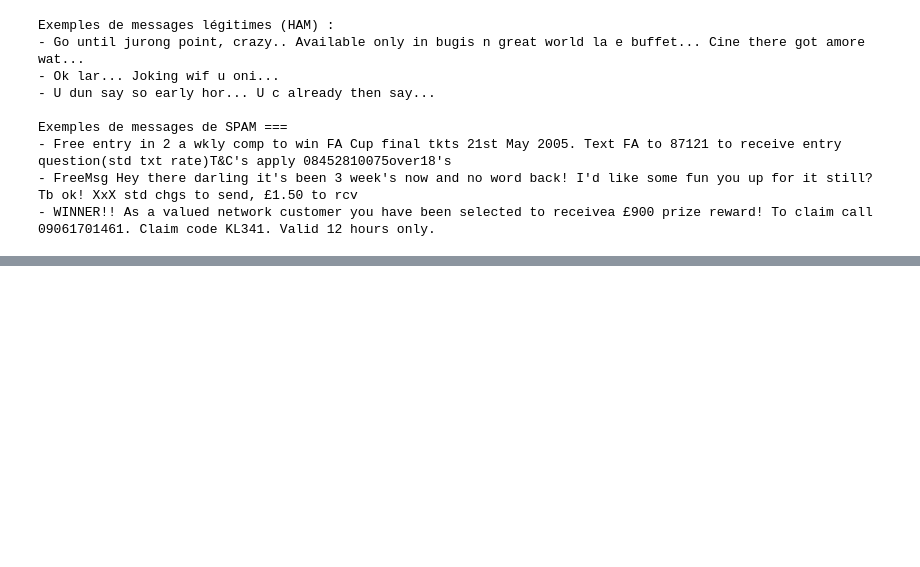
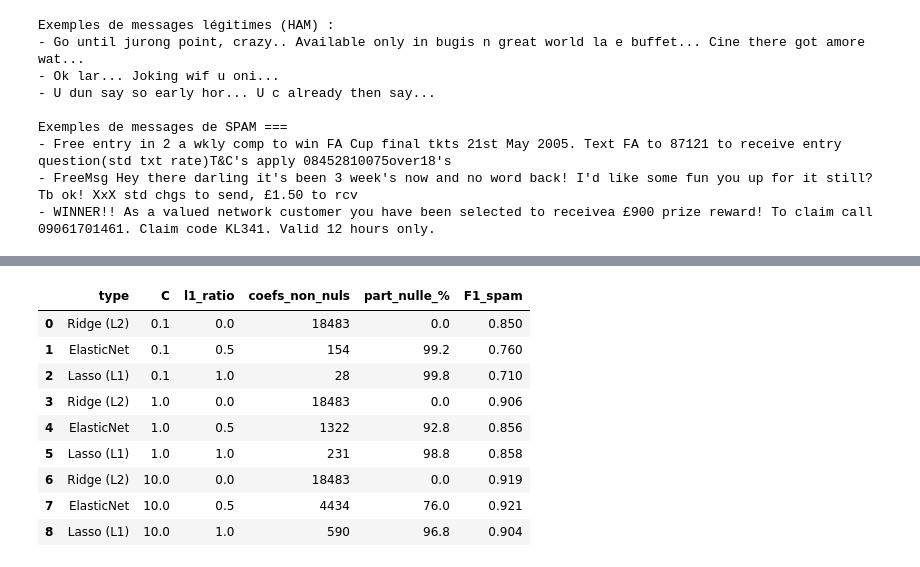
Before and after one commit to AmauryTISSOT/Cours_deep_learning_M2, a Jupyter notebook: notebooks/01-at-sms-spam.ipynb, the cells around one changed output, grey strips where cells are left out. Drawn from its saved outputs; the diff is of its cells as text; code cells hidden in the pictures; blank space fills up the shorter version.

```diff
--- a/notebooks/01-at-sms-spam.ipynb
+++ b/notebooks/01-at-sms-spam.ipynb
@@ -386,0 +530,35 @@ print("\nLe jeu de test reste intact :", len(X_test), "messages.")
+# %%
+# On illustre les DEUX leviers de la régularisation :
+#   - l1_ratio : dosage L1 vs L2  (0 = Ridge pur, 1 = Lasso pur, entre les deux = ElasticNet)
+#   - C        : force globale    (C petit = régularisation forte = davantage de coefs à 0)
+resultats = []
+for C in [0.1, 1.0, 10.0]:
+    for l1_ratio in [0.0, 0.5, 1.0]:
+        m = LogisticRegression(penalty="elasticnet", solver="saga",
+                               l1_ratio=l1_ratio, C=C, max_iter=2000, random_state=42)
+        m.fit(X_train_vec, y_train_bl)
+        coefs = m.coef_.ravel()
+        nnz = int((coefs != 0).sum())
+        f1 = f1_score(y_test, m.predict(X_test_vec), pos_label="spam")
+        resultats.append({
+            "type": {0.0: "Ridge (L2)", 1.0: "Lasso (L1)"}.get(l1_ratio, "ElasticNet"),
+            "C": C,
+            "l1_ratio": l1_ratio,
+            "coefs_non_nuls": nnz,
+            "part_nulle_%": round(100 * (1 - nnz / len(coefs)), 1),
+            "F1_spam": round(f1, 3),
+        })
+
+tab = pd.DataFrame(resultats)
+display(tab.sort_values(["C", "l1_ratio"]).reset_index(drop=True))
+# %% [output]
+|  | type | C | l1_ratio | coefs_non_nuls | part_nulle_% | F1_spam |
+| 0 | Ridge (L2) | 0.1 | 0.0 | 18483 | 0.0 | 0.850 |
+| 1 | ElasticNet | 0.1 | 0.5 | 154 | 99.2 | 0.760 |
+| 2 | Lasso (L1) | 0.1 | 1.0 | 28 | 99.8 | 0.710 |
+| 3 | Ridge (L2) | 1.0 | 0.0 | 18483 | 0.0 | 0.906 |
+| 4 | ElasticNet | 1.0 | 0.5 | 1322 | 92.8 | 0.856 |
+| 5 | Lasso (L1) | 1.0 | 1.0 | 231 | 98.8 | 0.858 |
+| 6 | Ridge (L2) | 10.0 | 0.0 | 18483 | 0.0 | 0.919 |
+| 7 | ElasticNet | 10.0 | 0.5 | 4434 | 76.0 | 0.921 |
+| 8 | Lasso (L1) | 10.0 | 1.0 | 590 | 96.8 | 0.904 |
```
Also changed, not shown: parts of 27 cells of this notebook.
